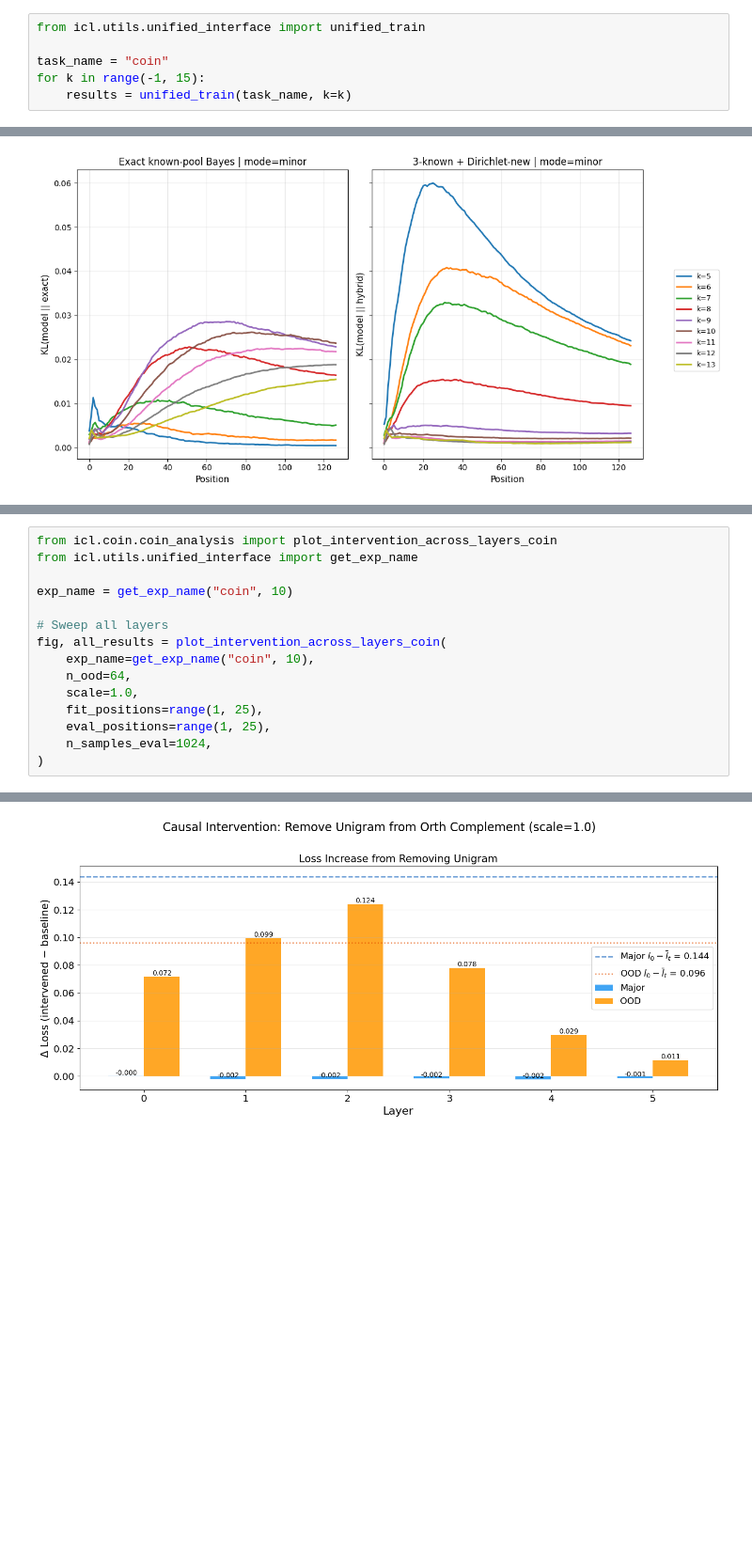
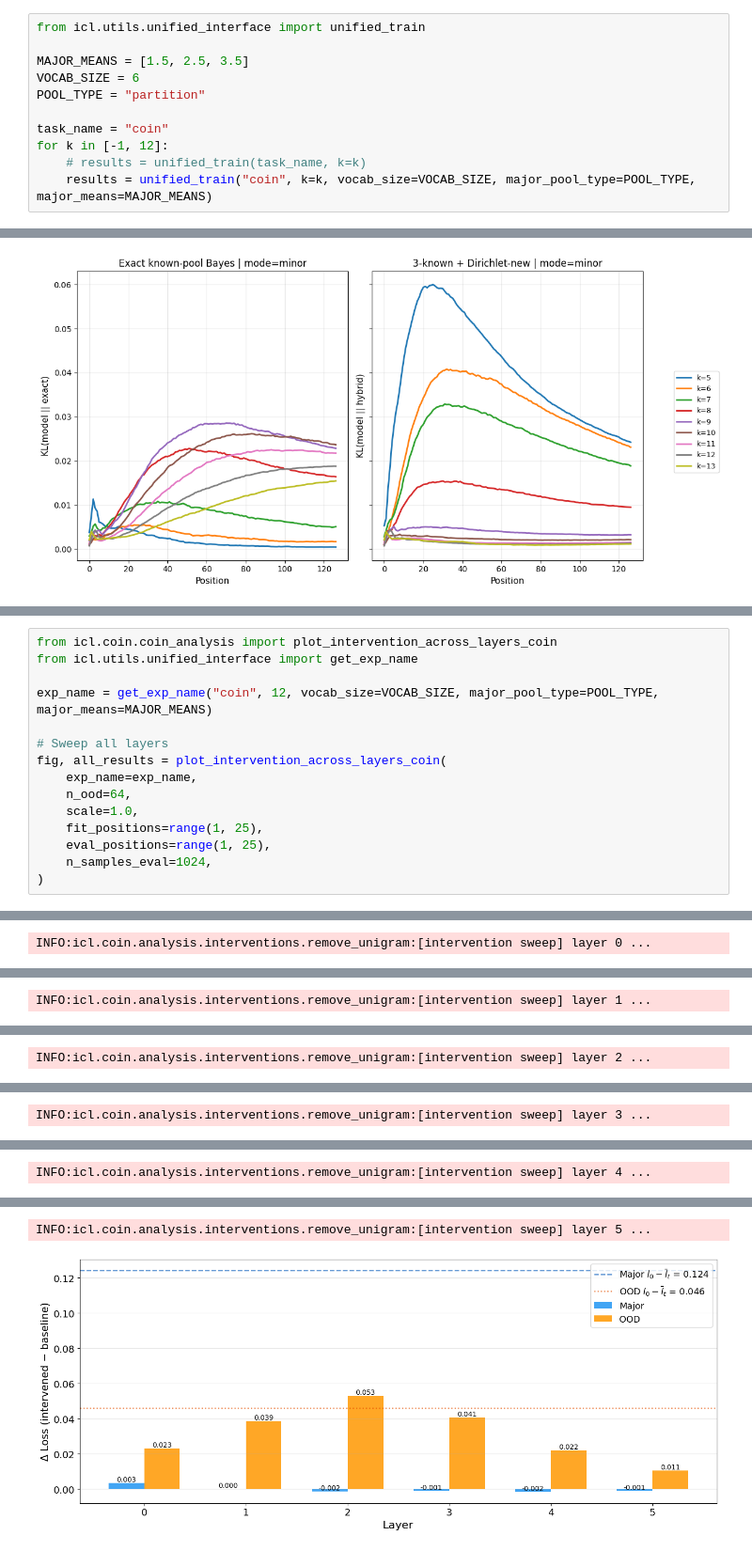
Before and after one commit to ezyhdxm/mini-ICL, a Jupyter notebook: notebooks/coins.ipynb, the cells around one changed output, grey strips where cells are left out. Shown at 94% size. Drawn from its saved outputs; the diff is of its cells as text; blank space fills up the shorter version.

Commit message:
Modified major task generating mechanism in coin (dice), added detail explanation to coins.ipynb on how each function works

```diff
--- a/notebooks/coins.ipynb
+++ b/notebooks/coins.ipynb
@@ -7,6 +48,11 @@ torch.set_printoptions(precision=3, sci_mode=False)
 # %%
 from icl.utils.unified_interface import unified_train
 
+MAJOR_MEANS = [1.5, 2.5, 3.5]
+VOCAB_SIZE = 6
+POOL_TYPE = "partition"
+
 task_name = "coin"
-for k in range(-1, 15):
-    results = unified_train(task_name, k=k)
+for k in [-1, 12]:
+    # results = unified_train(task_name, k=k)
+    results = unified_train("coin", k=k, vocab_size=VOCAB_SIZE, major_pool_type=POOL_TYPE, major_means=MAJOR_MEANS)
@@ -166,11 +476,11 @@ fig, all_results = plot_val_r2_across_layers_coin(
 from icl.coin.coin_analysis import plot_intervention_across_layers_coin
 from icl.utils.unified_interface import get_exp_name
 
-exp_name = get_exp_name("coin", 10)
+exp_name = get_exp_name("coin", 12, vocab_size=VOCAB_SIZE, major_pool_type=POOL_TYPE, major_means=MAJOR_MEANS)
 
 # Sweep all layers
 fig, all_results = plot_intervention_across_layers_coin(
-    exp_name=get_exp_name("coin", 10),
+    exp_name=exp_name,
     n_ood=64,
     scale=1.0,
     fit_positions=range(1, 25),
@@ -186,0 +492 @@ fig, all_results = plot_intervention_across_layers_coin(
+INFO:icl.coin.analysis.interventions.remove_unigram:[intervention sweep] layer 0 ...
@@ -186,0 +494 @@ fig, all_results = plot_intervention_across_layers_coin(
+INFO:icl.coin.analysis.interventions.remove_unigram:[intervention sweep] layer 1 ...
@@ -186,0 +496 @@ fig, all_results = plot_intervention_across_layers_coin(
+INFO:icl.coin.analysis.interventions.remove_unigram:[intervention sweep] layer 2 ...
@@ -186,0 +498 @@ fig, all_results = plot_intervention_across_layers_coin(
+INFO:icl.coin.analysis.interventions.remove_unigram:[intervention sweep] layer 3 ...
@@ -186,0 +500 @@ fig, all_results = plot_intervention_across_layers_coin(
+INFO:icl.coin.analysis.interventions.remove_unigram:[intervention sweep] layer 4 ...
@@ -187 +502,2 @@ fig, all_results = plot_intervention_across_layers_coin(
+INFO:icl.coin.analysis.interventions.remove_unigram:[intervention sweep] layer 5 ...
-[figure, old version]
+[figure, new version]
```
Also changed, not shown: parts of 35 cells of this notebook, 48 other files.
